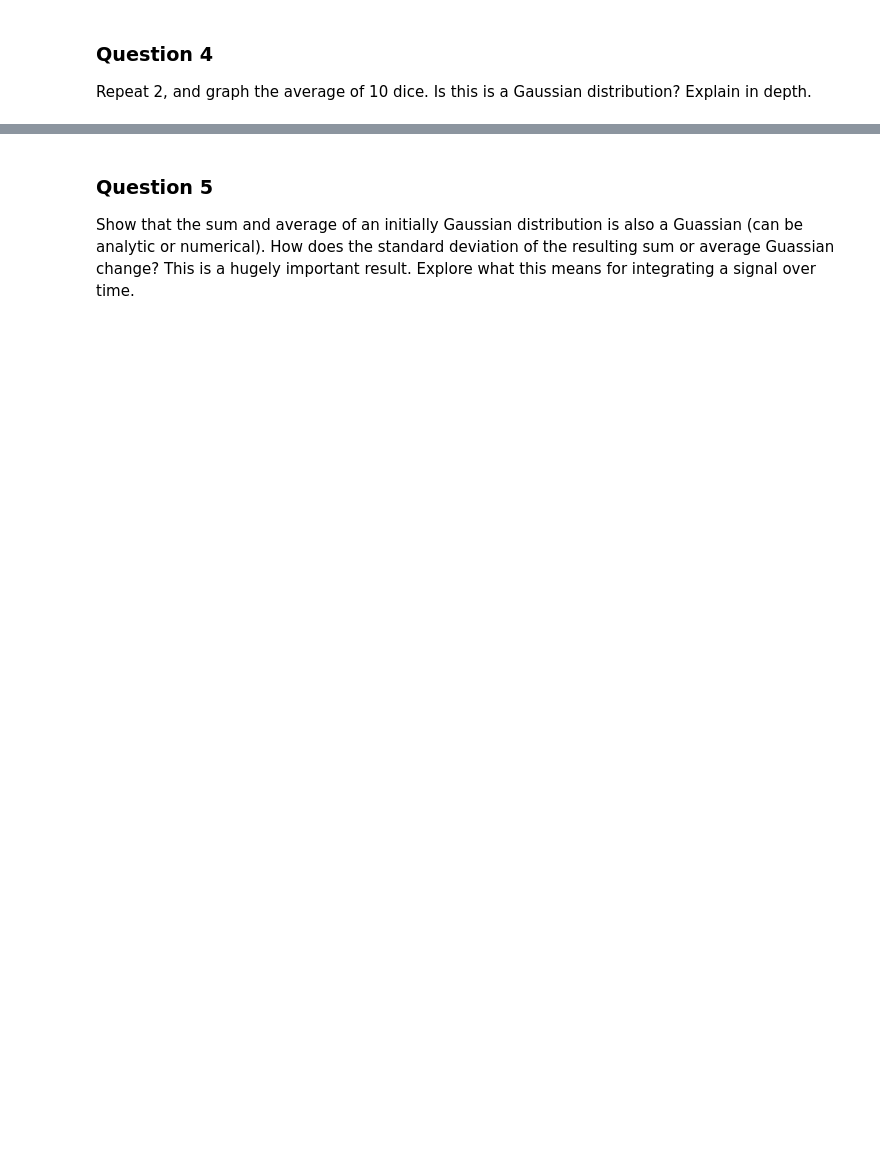
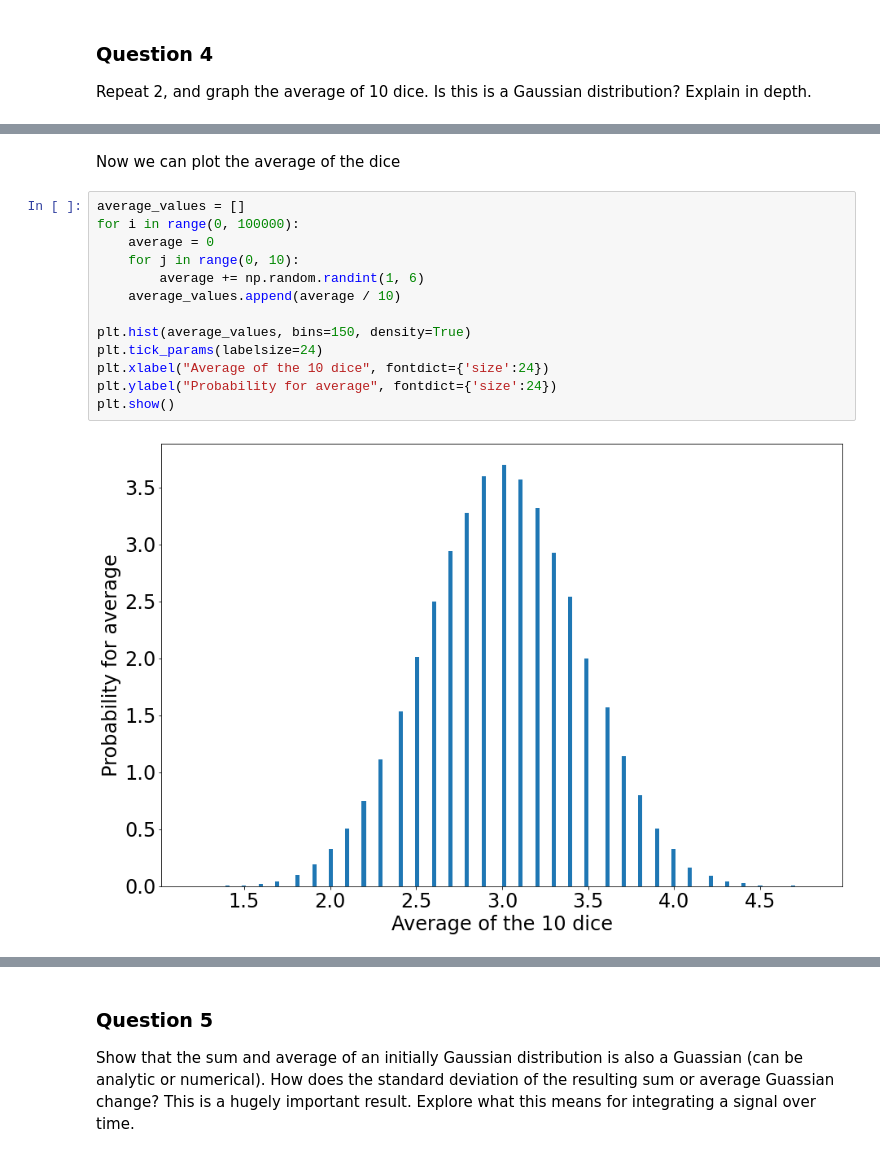
Before and after one commit to williamdolsen/phys434-21au, a Jupyter notebook: homework/hw2/homework2.ipynb, the cells around one changed output, grey strips where cells are left out. Cells and saved outputs as stored; diff of their text form; blank space fills up the shorter version.

```diff
--- a/homework/hw2/homework2.ipynb
+++ b/homework/hw2/homework2.ipynb
@@ -29,0 +108,17 @@ Repeat 2, and graph the average of 10 dice. Is this is a Gaussian distribution?
+# %% [markdown]
+Now we can plot the average of the dice
+# %%
+average_values = []
+for i in range(0, 100000):
+    average = 0
+    for j in range(0, 10):
+        average += np.random.randint(1, 6)
+    average_values.append(average / 10)
+
+plt.hist(average_values, bins=150, density=True)
+plt.tick_params(labelsize=24)
+plt.xlabel("Average of the 10 dice", fontdict={'size':24})
+plt.ylabel("Probability for average", fontdict={'size':24})
+plt.show()
+# %% [output]
+[figure, added]
```
Also changed, not shown: parts of 12 cells of this notebook.
